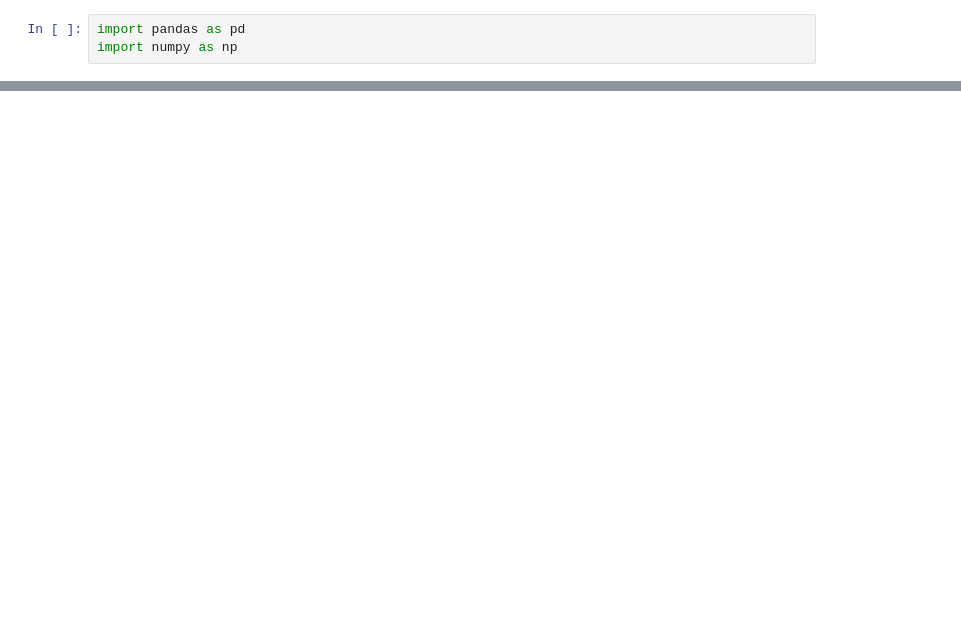
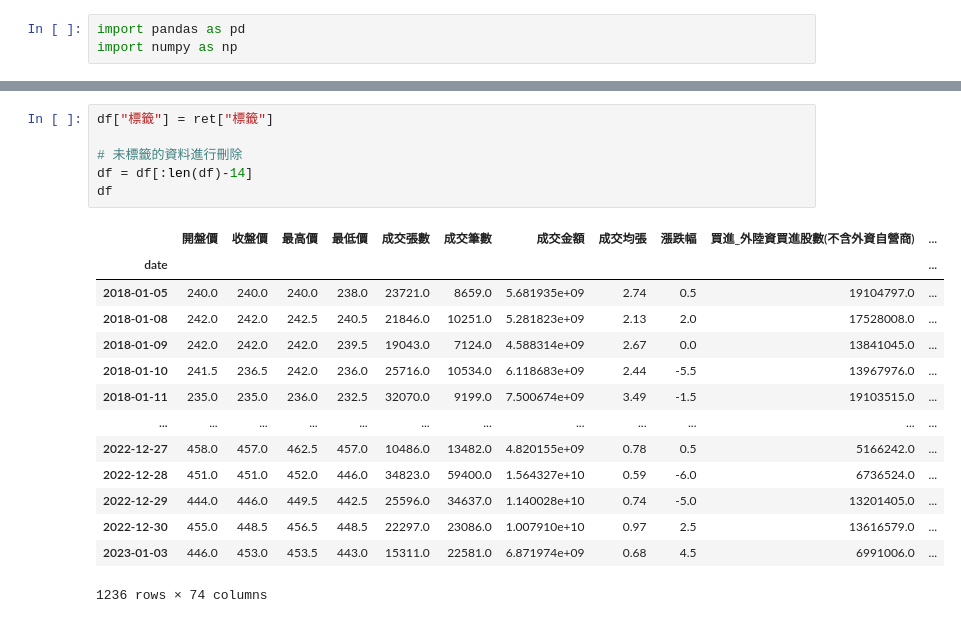
Before and after one commit to Chiao75543/FintechProject, a Jupyter notebook: model/train_model.ipynb, the cells around one changed output, grey strips where cells are left out. Cells and saved outputs as stored; diff of their text form; blank space fills up the shorter version.

```diff
--- a/model/train_model.ipynb
+++ b/model/train_model.ipynb
@@ -35,0 +37,21 @@ ret.to_csv('ret.csv')
+# %%
+df["標籤"] = ret["標籤"]
+
+# 未標籤的資料進行刪除
+df = df[:len(df)-14]
+df
+# %% [output]
+|  | 開盤價 | 收盤價 | 最高價 | 最低價 | 成交張數 | 成交筆數 | 成交金額 | 成交均張 | 漲跌幅 | 買進_外陸資買進股數(不含外資自營商) | ... |
+| date |  |  |  |  |  |  |  |  |  |  | ... |
+| 2018-01-05 | 240.0 | 240.0 | 240.0 | 238.0 | 23721.0 | 8659.0 | 5.681935e+09 | 2.74 | 0.5 | 19104797.0 | ... |
+| 2018-01-08 | 242.0 | 242.0 | 242.5 | 240.5 | 21846.0 | 10251.0 | 5.281823e+09 | 2.13 | 2.0 | 17528008.0 | ... |
+| 2018-01-09 | 242.0 | 242.0 | 242.0 | 239.5 | 19043.0 | 7124.0 | 4.588314e+09 | 2.67 | 0.0 | 13841045.0 | ... |
+| 2018-01-10 | 241.5 | 236.5 | 242.0 | 236.0 | 25716.0 | 10534.0 | 6.118683e+09 | 2.44 | -5.5 | 13967976.0 | ... |
+| 2018-01-11 | 235.0 | 235.0 | 236.0 | 232.5 | 32070.0 | 9199.0 | 7.500674e+09 | 3.49 | -1.5 | 19103515.0 | ... |
+| ... | ... | ... | ... | ... | ... | ... | ... | ... | ... | ... | ... |
+| 2022-12-27 | 458.0 | 457.0 | 462.5 | 457.0 | 10486.0 | 13482.0 | 4.820155e+09 | 0.78 | 0.5 | 5166242.0 | ... |
+| 2022-12-28 | 451.0 | 451.0 | 452.0 | 446.0 | 34823.0 | 59400.0 | 1.564327e+10 | 0.59 | -6.0 | 6736524.0 | ... |
+| 2022-12-29 | 444.0 | 446.0 | 449.5 | 442.5 | 25596.0 | 34637.0 | 1.140028e+10 | 0.74 | -5.0 | 13201405.0 | ... |
+| 2022-12-30 | 455.0 | 448.5 | 456.5 | 448.5 | 22297.0 | 23086.0 | 1.007910e+10 | 0.97 | 2.5 | 13616579.0 | ... |
+| 2023-01-03 | 446.0 | 453.0 | 453.5 | 443.0 | 15311.0 | 22581.0 | 6.871974e+09 | 0.68 | 4.5 | 6991006.0 | ... |
+1236 rows × 74 columns
```
Also changed, not shown: parts of 16 cells of this notebook, 2 other files.
